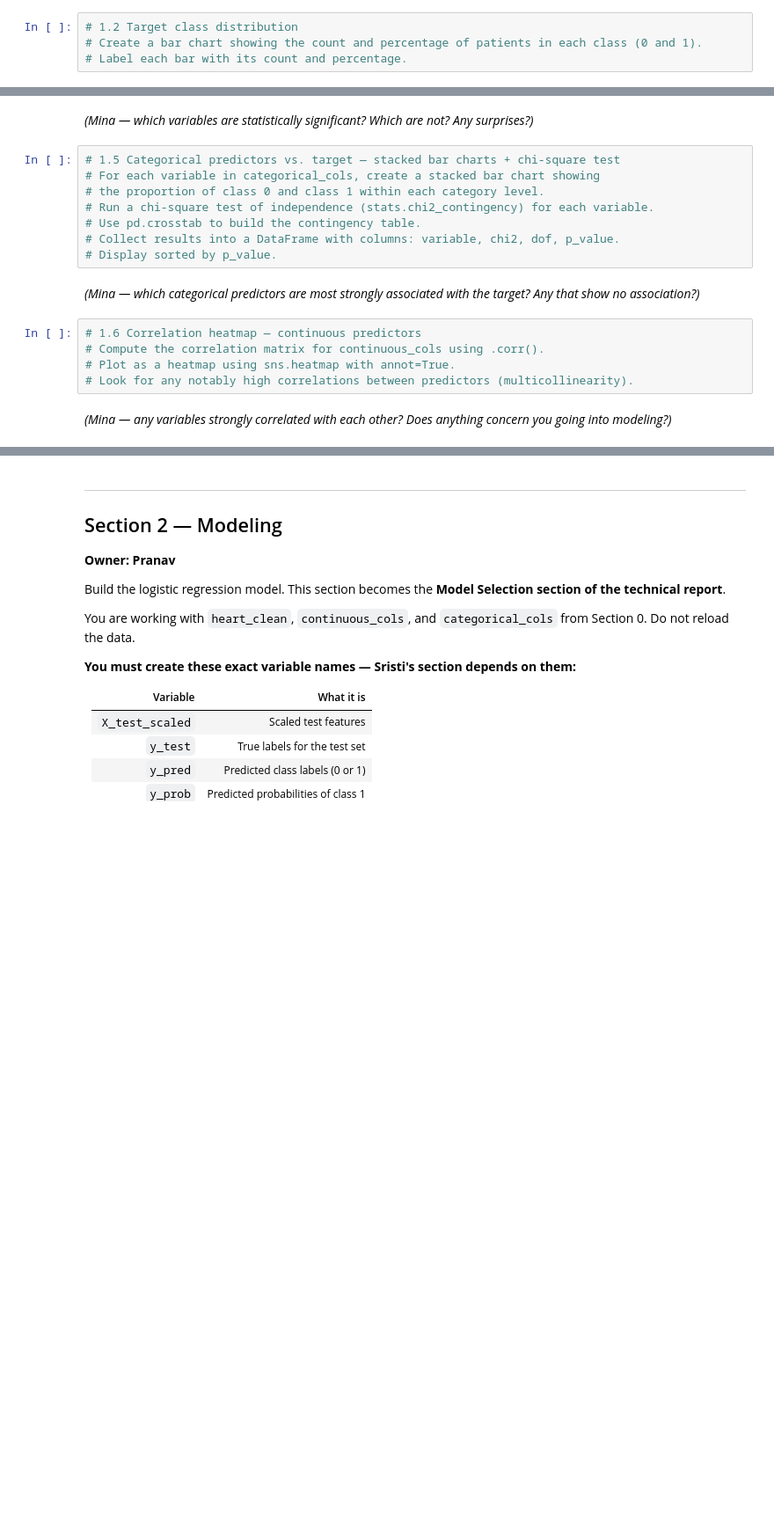
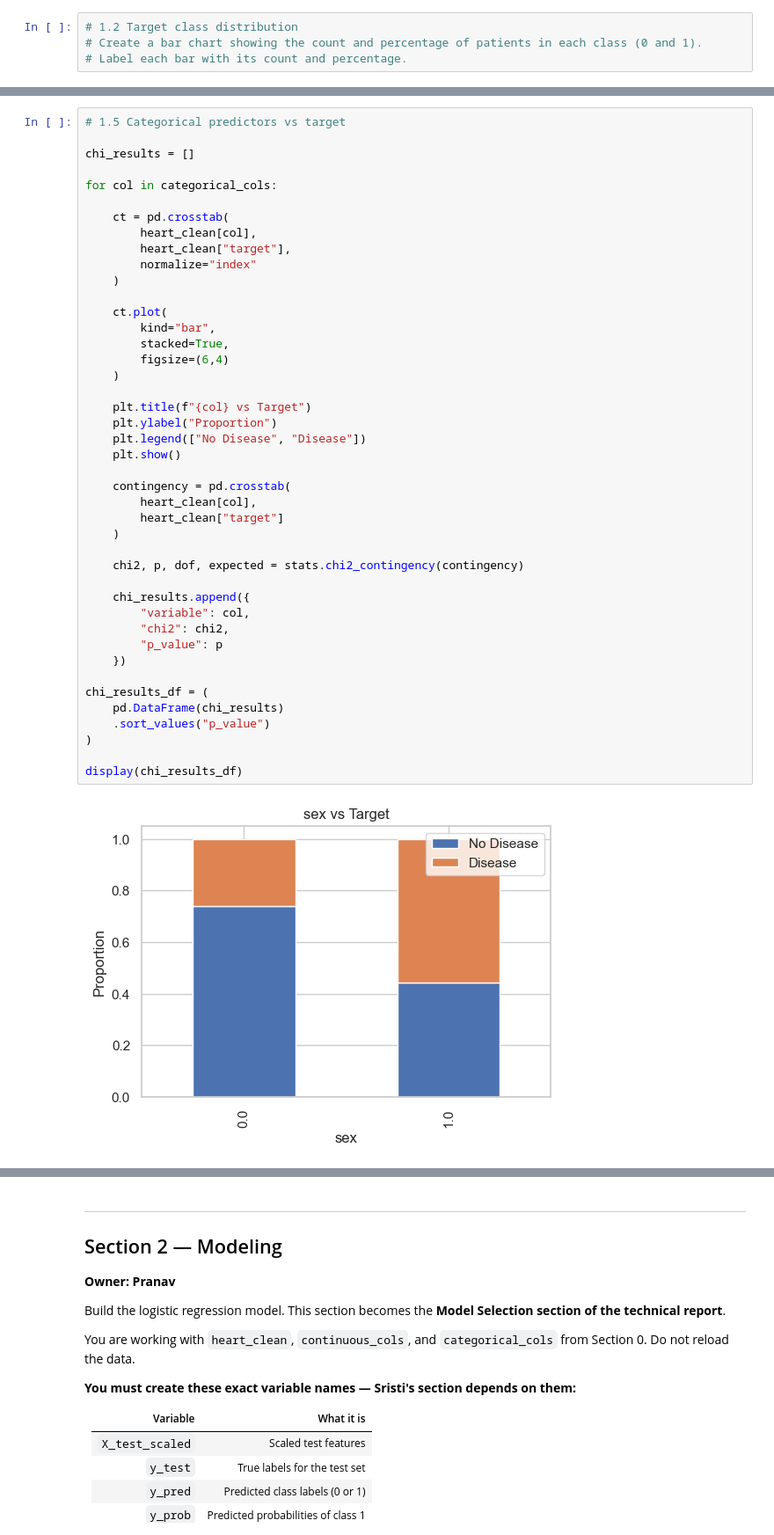
Before and after one commit to pdhinaka/AAI500-Final-Project, a Jupyter notebook: AAI500_Final_Project.ipynb, the cells around one changed output, grey strips where cells are left out. Shown at 88% size. Drawn from its saved outputs; the diff is of its cells as text; blank space fills up the shorter version.

```diff
--- a/AAI500_Final_Project.ipynb
+++ b/AAI500_Final_Project.ipynb
@@ -153,19 +288,45 @@ Write the code for each cell yourself. The comments say what needs to be produce
-# %% [markdown]
-*(Mina — which variables are statistically significant? Which are not? Any surprises?)*
-# %%
-# 1.5 Categorical predictors vs. target — stacked bar charts + chi-square test
-# For each variable in categorical_cols, create a stacked bar chart showing
-# the proportion of class 0 and class 1 within each category level.
-# Run a chi-square test of independence (stats.chi2_contingency) for each variable.
-# Use pd.crosstab to build the contingency table.
-# Collect results into a DataFrame with columns: variable, chi2, dof, p_value.
-# Display sorted by p_value.
-# %% [markdown]
-*(Mina — which categorical predictors are most strongly associated with the target? Any that show no association?)*
-# %%
-# 1.6 Correlation heatmap — continuous predictors
-# Compute the correlation matrix for continuous_cols using .corr().
-# Plot as a heatmap using sns.heatmap with annot=True.
-# Look for any notably high correlations between predictors (multicollinearity).
-# %% [markdown]
-*(Mina — any variables strongly correlated with each other? Does anything concern you going into modeling?)*
+# %%
+# 1.5 Categorical predictors vs target
+
+chi_results = []
+
+for col in categorical_cols:
+
+    ct = pd.crosstab(
+        heart_clean[col],
+        heart_clean["target"],
+        normalize="index"
+    )
+
+    ct.plot(
+        kind="bar",
+        stacked=True,
+        figsize=(6,4)
+    )
+
+    plt.title(f"{col} vs Target")
+    plt.ylabel("Proportion")
+    plt.legend(["No Disease", "Disease"])
+    plt.show()
+
+    contingency = pd.crosstab(
+        heart_clean[col],
+        heart_clean["target"]
+    )
+
+    chi2, p, dof, expected = stats.chi2_contingency(contingency)
+
+    chi_results.append({
+        "variable": col,
+        "chi2": chi2,
+        "p_value": p
+    })
+
+chi_results_df = (
+    pd.DataFrame(chi_results)
+    .sort_values("p_value")
+)
+
+display(chi_results_df)
+# %% [output]
+[figure, added]
```
Also changed, not shown: parts of 17 cells of this notebook.
